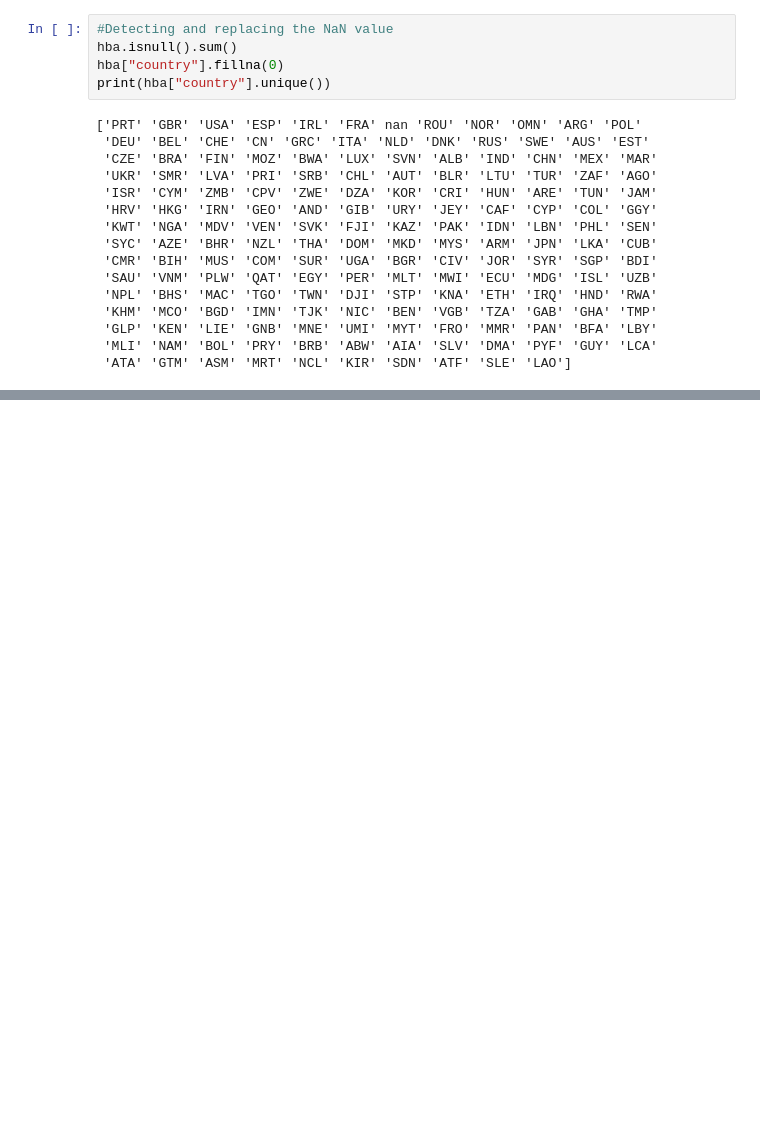
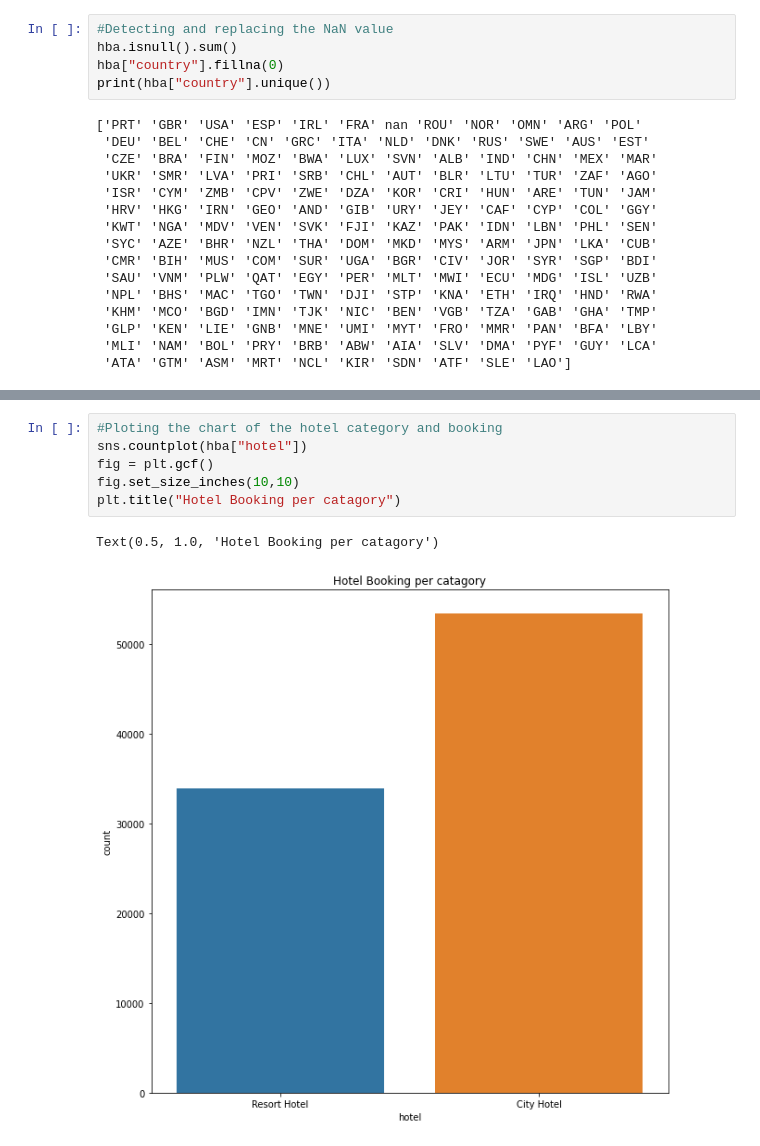
Before and after one commit to Naman2827/hotel-booking-analysis, a Jupyter notebook: Hotel_Booking_Analysis_Capstone_Project.ipynb, the cells around one changed output, grey strips where cells are left out. Saved outputs shown, nothing was run; the diff lists cells and outputs as text; blank space fills up the shorter version.

```diff
--- a/Hotel_Booking_Analysis_Capstone_Project.ipynb
+++ b/Hotel_Booking_Analysis_Capstone_Project.ipynb
@@ -136,0 +106,9 @@ Name: lead_time, Length: 100, dtype: int64
+# %%
+#Ploting the chart of the hotel category and booking
+sns.countplot(hba["hotel"])
+fig = plt.gcf()
+fig.set_size_inches(10,10)
+plt.title("Hotel Booking per catagory")
+# %% [output]
+Text(0.5, 1.0, 'Hotel Booking per catagory')
+[figure, added]
```
Also changed, not shown: parts of 7 cells of this notebook.
